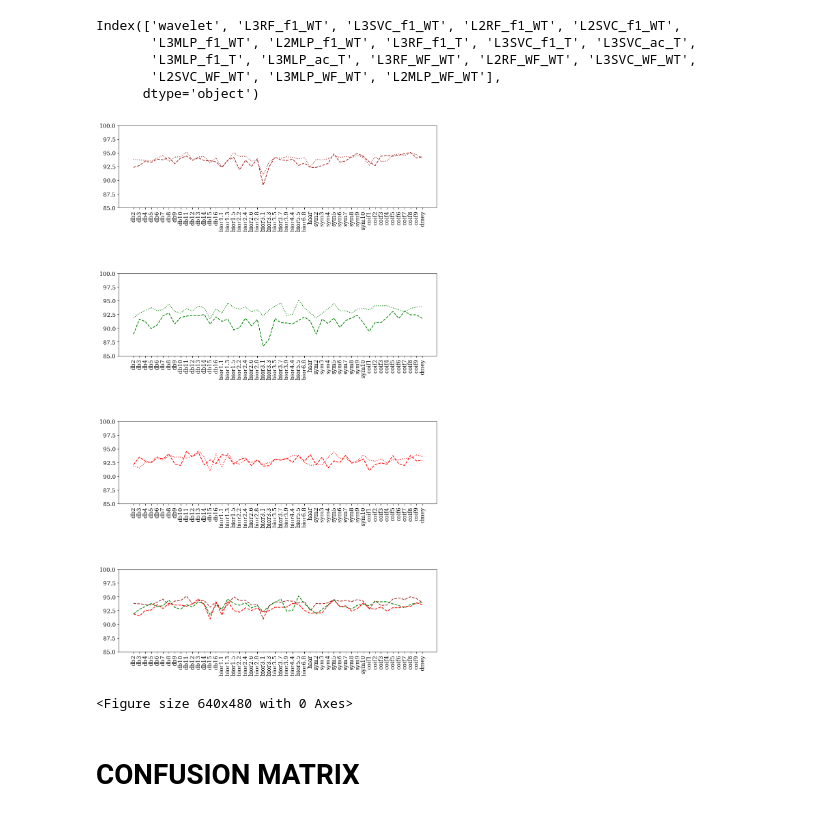
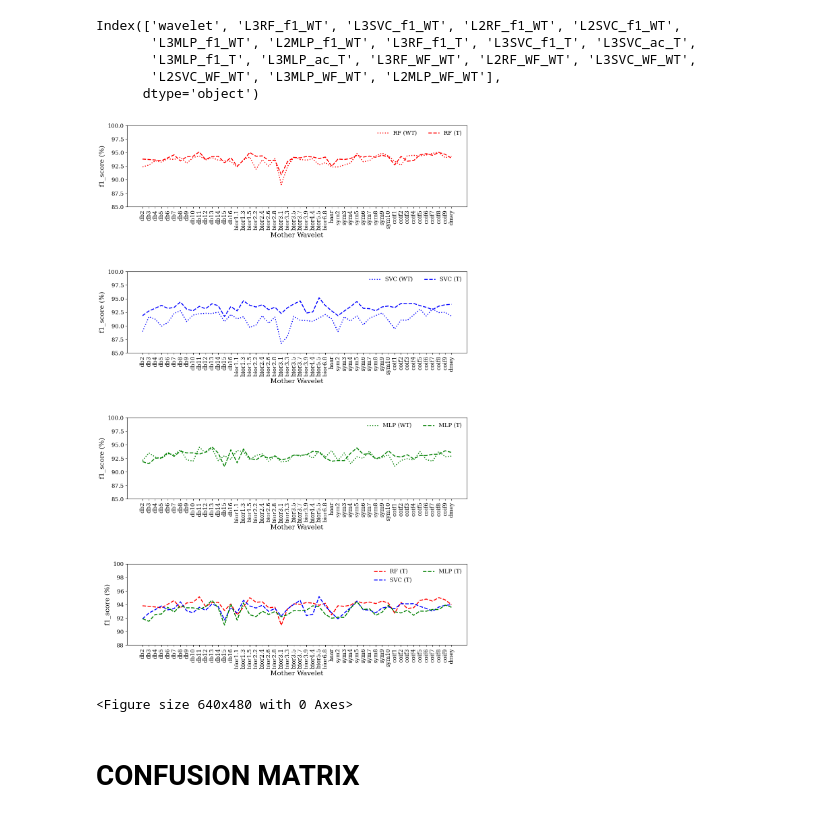
Before and after one commit to AbbasHussain72/Wavelet-featre-extraction-, a Jupyter notebook: current_wavelet_Transform_Technique.ipynb, the cells around one changed output. Saved outputs shown, nothing was run; the diff lists cells and outputs as text; code cells hidden in the pictures.

```diff
--- a/current_wavelet_Transform_Technique.ipynb
+++ b/current_wavelet_Transform_Technique.ipynb
@@ -891,70 +896,73 @@ kcol = k.columns
 import matplotlib.pyplot as plt
 
 # Create a figure with 4 subplots arranged vertically
-fig, axs = plt.subplots(nrows=4, ncols=1, figsize=(12, 20))
+fig, axs = plt.subplots(nrows=4, ncols=1, figsize=(13, 20))
 plt.rc('font', family='serif ')
 # Plot data in each subplot
-axs[0].plot(X, k['L3RF_f1_WT'],'brown', linestyle = '--')
-axs[0].plot(X, k['L3RF_f1_T'],'brown',linestyle = ':')
+axs[0].plot(X, k['L3RF_f1_WT'],'red', linestyle = ':',linewidth = 2,label='RF (WT)')
+axs[0].plot(X, k['L3RF_f1_T'],'red',linestyle = '--',linewidth = 2,label='RF (T)')
+axs[0].legend(fontsize=12, loc='upper right', ncol=2, frameon=False)
 
-axs[1].plot(X, k['L3SVC_f1_WT'],'green', linestyle = '--')
-axs[1].plot(X, k['L3SVC_f1_T'],'green',linestyle = ':')
+axs[1].plot(X, k['L3SVC_f1_WT'],'blue', linestyle = ':',linewidth = 2,label= 'SVC (WT)')
+axs[1].plot(X, k['L3SVC_f1_T'],'blue',linestyle = '--',linewidth = 2,label= 'SVC (T)')
+axs[1].legend(fontsize=12, loc='upper right', ncol=2, frameon=False)
 
-axs[2].plot(X, k['L3MLP_f1_WT'],'red', linestyle = '--')
-axs[2].plot(X, k['L3MLP_f1_T'],'red',linestyle = ':')
+axs[2].plot(X, k['L3MLP_f1_WT'],'green', linestyle = ':',linewidth = 2,label='MLP (WT)')
+axs[2].plot(X, k['L3MLP_f1_T'],'green',linestyle = '--',linewidth = 2,label='MLP (T)')
+axs[2].legend(fontsize=12, loc='upper right', ncol=2, frameon=False)
 
-axs[3].plot(X, k['L3RF_f1_T'],'brown', linestyle = '--')
-axs[3].plot(X, k['L3SVC_f1_T'],'green',linestyle = '--')
-axs[3].plot(X, k['L3MLP_f1_T'],'red',linestyle = '--')
+axs[3].plot(X, k['L3RF_f1_T'],'red', linestyle = '--',linewidth = 2,label= 'RF (T)')
+axs[3].plot(X, k['L3SVC_f1_T'],'blue',linestyle = '--',linewidth = 2,label= 'SVC (T)')
+axs[3].plot(X, k['L3MLP_f1_T'],'green',linestyle = '--',linewidth = 2,label= 'MLP (T)')
+axs[3].legend(fontsize=12, loc='upper right', ncol=2, frameon=False)
 
 # set the axis limit
-# axs[0,0].set_xlim(0,15)
-# axs[0,1].set_xlim(0,15)
-# axs[1,0].set_xlim(0,15)
-# axs[1,0].set_xlim(0,15)
 axs[0].set_ylim(85,100)
 axs[1].set_ylim(85,100)
 axs[2].set_ylim(85,100)
-axs[3].set_ylim(85,100)
+axs[3].set_ylim(88,100)
 
 # set label
-# axs[0].set_xlabel('Time (sec)', fontsize=14)
-# axs[0].set_ylabel('X-axis', fontsize=14)
-# axs[1].set_xlabel('Time (sec)', fontsize=14)
-# axs[1].set_ylabel('Y-axis', fontsize=14)
-# axs[2].set_xlabel('Time (sec)', fontsize=14)
-# axs[2].set_ylabel('Z-axis', fontsize=14)
+axs[0].set_xlabel('Mother Wavelet', fontsize=14)
+axs[0].set_ylabel('f1_score (%)', fontsize=14)
+axs[1].set_xlabel('Mother Wavelet', fontsize=14)
+axs[1].set_ylabel('f1_score (%)', fontsize=14)
+axs[2].set_xlabel('Mother Wavelet', fontsize=14)
+axs[2].set_ylabel('f1_score (%)', fontsize=14)
+axs[3].set_xlabel('Mother Wavelet', fontsize=14)
+axs[3].set_ylabel('f1_score (%)', fontsize=14)
 
 # set font size of tick labels
 axs[0].tick_params(axis='both', labelsize=12)
 axs[0].set_xticklabels(X, rotation=90)
 axs[1].tick_params(axis='both', labelsize=12)
 axs[1].set_xticklabels(X, rotation=90)
 axs[2].tick_params(axis='both', labelsize=12)
 axs[2].set_xticklabels(X, rotation=90)
 axs[3].tick_params(axis='both', labelsize=12)
 axs[3].set_xticklabels(X, rotation=90)
 
 # remove grid lines from subplot
-# axs[0].grid(False)
-# axs[1].grid(False)
-# axs[2].grid(False)
+axs[0].grid(False)
+axs[1].grid(False)
+axs[2].grid(False)
+axs[3].grid(False)
 
 # Set the overall title of the figure
 #fig.suptitle('Three subplots', fontsize=16)
 
 # Adjust the spacing between subplots
 plt.subplots_adjust(hspace=0.8)
 
 # Show the plot
 plt.show()
 
 # Save the plot in TIFF format with a resolution of 300 pixels and transparent background
 # plt.savefig('plotsample.tiff', dpi=300, format='tiff', transparent=True)
 
 plt.clf()
 # %% [output]
-[figure, old version]
+[figure, new version]
 <Figure size 640x480 with 0 Axes>
 # %% [markdown]
 # CONFUSION MATRIX
```
Also changed, not shown: parts of 1 cell of this notebook.
